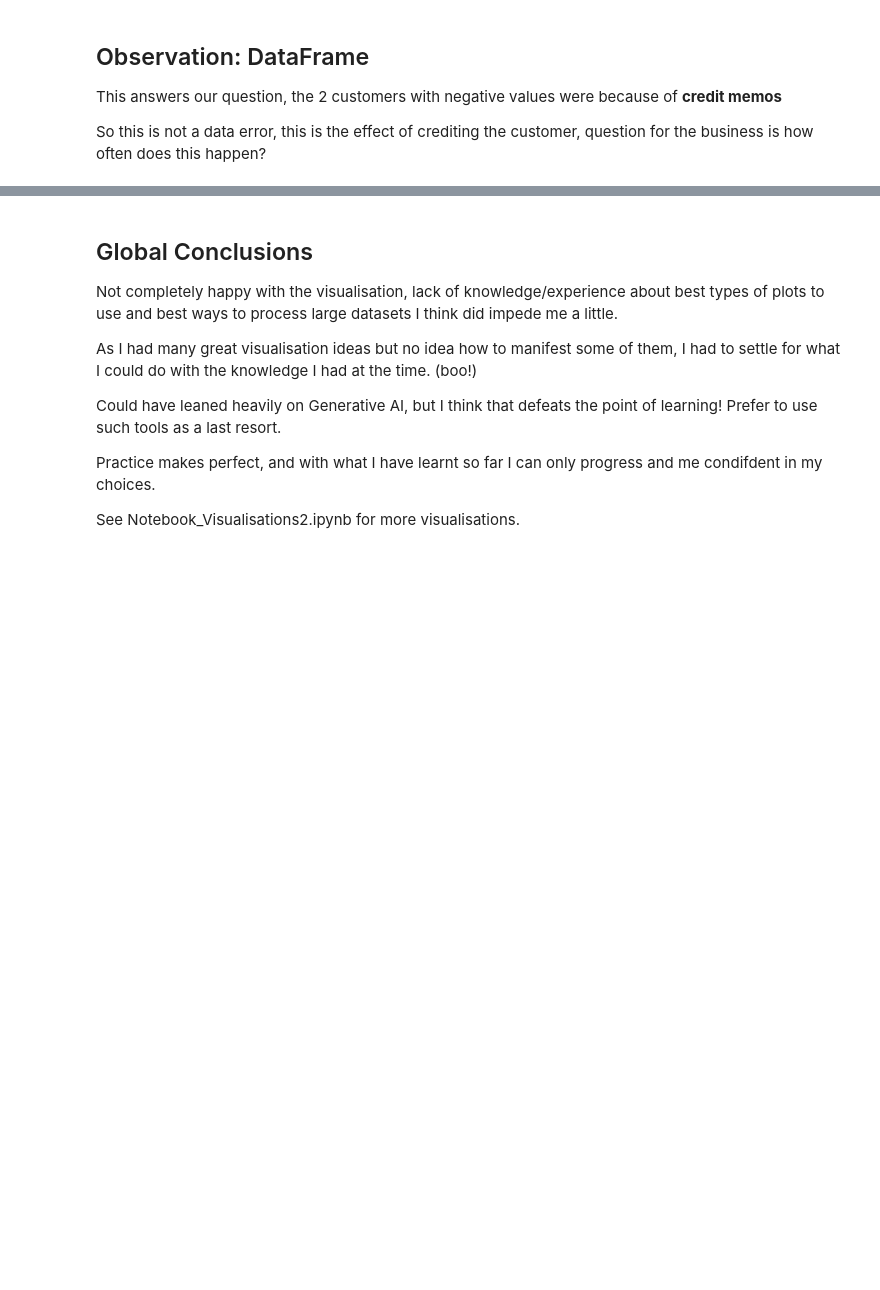
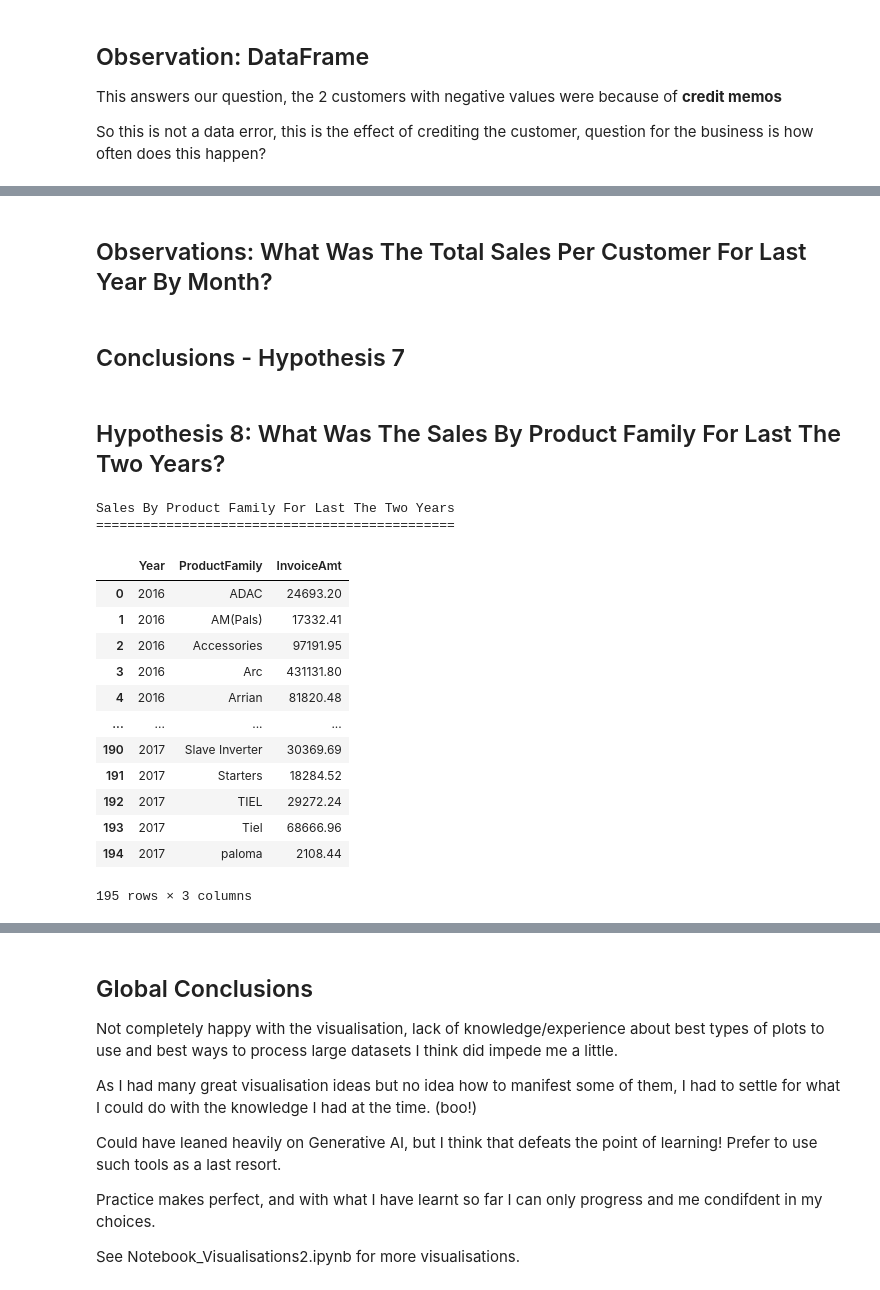
Before and after one commit to RogerWilliams2026/Project3-SalesAnalysis, a Jupyter notebook: jupyter_notebooks/Notebook_Visualisations1.ipynb, the cells around one changed output, grey strips where cells are left out. Drawn from its saved outputs; the diff is of its cells as text; code cells hidden in the pictures; blank space fills up the shorter version.

```diff
--- a/jupyter_notebooks/Notebook_Visualisations1.ipynb
+++ b/jupyter_notebooks/Notebook_Visualisations1.ipynb
@@ -780,0 +821,76 @@ fig.show()
+# %% [markdown]
+## Observations: What Was The Total Sales Per Customer For Last Year By Month?
+# %% [markdown]
+## Conclusions - Hypothesis 7
+# %% [markdown]
+## Hypothesis 8: What Was The Sales By Product Family For Last The Two Years?
+# %%
+#what was the sales by product family for last the two years?
+intStartYear = dfSales_DataSet_Work["Year"].max() -1
+intEndYear = dfSales_DataSet_Work["Year"].max()
+
+#filter DataFrame for last 12 months
+dfSales_DataSet_Filtered = dfSales_DataSet_Work[dfSales_DataSet_Work["Year"] >= dfSales_DataSet_Work["Year"].max() -1]
+
+#remove zero/negative amounts
+dfSales_DataSet_Filtered  = dfSales_DataSet_Filtered [dfSales_DataSet_Filtered ["InvoiceAmt"] > 0]
+
+#sort by year
+dfSales_DataSet_Filtered = dfSales_DataSet_Filtered.sort_values(by=["Year"], ascending=[True])
+
+#group by CustomerID and get sum of InvoiceAmt
+dfSales_DataSet_Filtered = (
+    dfSales_DataSet_Filtered
+    .groupby(["Year", "ProductFamily"])["InvoiceAmt"]
+    .sum()
+    .reset_index()
+)
+
+#print first 3 dataframes in each column
+dfSales_DataSet_Temp = dfSales_DataSet_Filtered.loc[ dfSales_DataSet_Filtered["Year"].isin([intStartYear, intEndYear]),
+                                    ["Year", "ProductFamily", "InvoiceAmt"] ]
+#convert year to string
+dfSales_DataSet_Temp = dfSales_DataSet_Temp.astype({"Year": str})
+
+
+fig = px.scatter(
+    dfSales_DataSet_Temp,
+    x="ProductFamily",
+    y="InvoiceAmt",
+    color="Year",
+    height=800,
+    width=1000,
+    title=f"Comparing Sales By Product Family For {intEndYear} Against {intStartYear}"
+)
+
+plt.style.use("dark_background")
+fig.update_xaxes(type="category", categoryorder="category ascending")
+fig.update_layout(xaxis_title="Product Family", yaxis_title="Invoice Amount", template="plotly_dark")
+fig.update_layout(
+    title_x=0.5,
+    title_font=dict(size=20, family="Arial", color="white")
+)
+
+#make so dots on plot are more readable
+fig.update_traces(marker=dict(size=12, line=dict(width=2, color='DarkSlateGrey')), selector=dict(mode='markers'))
+fig.show()
+
+print("Sales By Product Family For Last The Two Years")
+print("=" * len("Sales By Product Family For Last The Two Years"))
+dfSales_DataSet_Filtered
+# %% [output]
+Sales By Product Family For Last The Two Years
+==============================================
+|  | Year | ProductFamily | InvoiceAmt |
+| 0 | 2016 | ADAC | 24693.20 |
+| 1 | 2016 | AM(Pals) | 17332.41 |
+| 2 | 2016 | Accessories | 97191.95 |
+| 3 | 2016 | Arc | 431131.80 |
+| 4 | 2016 | Arrian | 81820.48 |
+| ... | ... | ... | ... |
+| 190 | 2017 | Slave Inverter | 30369.69 |
+| 191 | 2017 | Starters | 18284.52 |
+| 192 | 2017 | TIEL | 29272.24 |
+| 193 | 2017 | Tiel | 68666.96 |
+| 194 | 2017 | paloma | 2108.44 |
+195 rows × 3 columns
```
Also changed, not shown: parts of 33 cells of this notebook, 6 other files.
